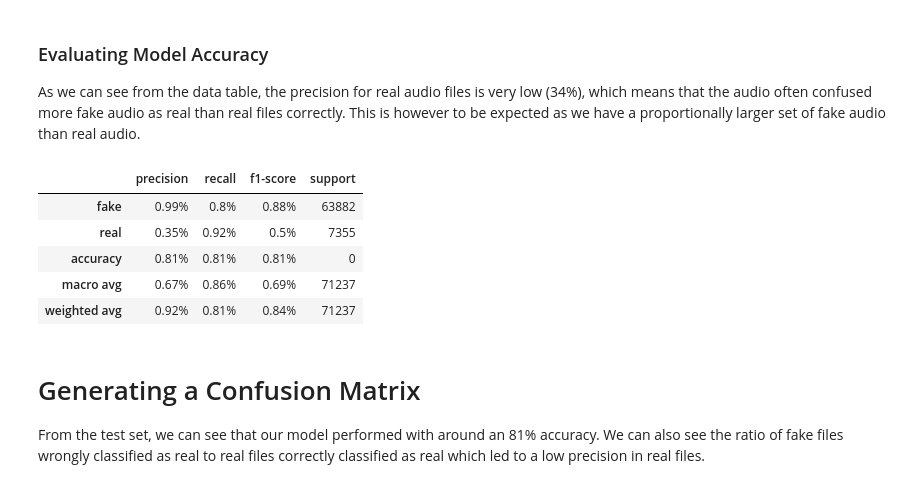
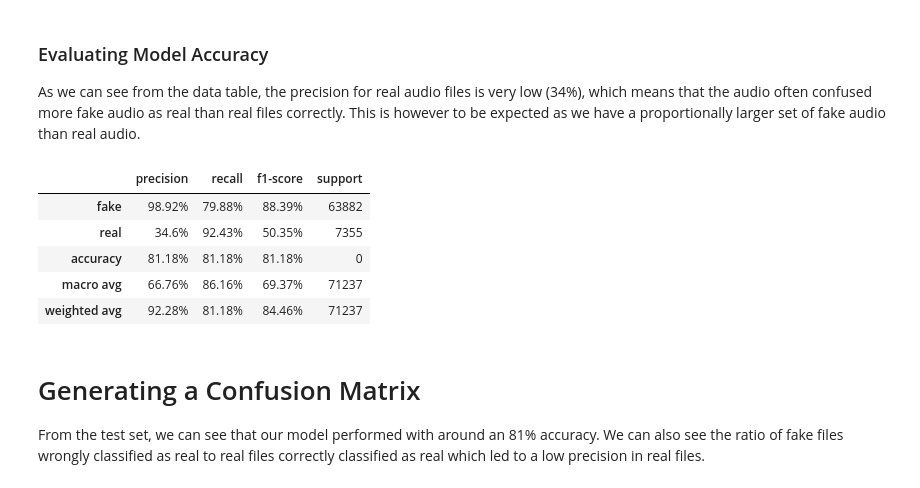
Before and after one commit to Deeeeelan/Deepfake-Audio-Detector, a Jupyter notebook: notebooks/02_logistic_regression.ipynb, the cells around one changed output. Cells and saved outputs as stored; diff of their text form; code cells hidden in the pictures.

```diff
--- a/notebooks/02_logistic_regression.ipynb
+++ b/notebooks/02_logistic_regression.ipynb
@@ -147,17 +147,17 @@ As we can see from the data table, the precision for real audio files is very lo
 # %%
 test_predictions = model.predict(scaled_test_features)
 report = pd.DataFrame(sklearn.metrics.classification_report(test_labels, test_predictions, target_names=['fake', 'real'], output_dict=True)).T
 report['support'] = report.support.apply(int)
 round_col = report.columns.difference(['support'])
-report[round_col] = report[round_col].map(lambda x: f'{round(x, 2)}%')
+report[round_col] = report[round_col].map(lambda x: f'{round(x*100, 2)}%')
 report.style
 # %% [output]
 |  | precision | recall | f1-score | support |
-| fake | 0.99% | 0.8% | 0.88% | 63882 |
-| real | 0.35% | 0.92% | 0.5% | 7355 |
-| accuracy | 0.81% | 0.81% | 0.81% | 0 |
-| macro avg | 0.67% | 0.86% | 0.69% | 71237 |
-| weighted avg | 0.92% | 0.81% | 0.84% | 71237 |
+| fake | 98.92% | 79.88% | 88.39% | 63882 |
+| real | 34.6% | 92.43% | 50.35% | 7355 |
+| accuracy | 81.18% | 81.18% | 81.18% | 0 |
+| macro avg | 66.76% | 86.16% | 69.37% | 71237 |
+| weighted avg | 92.28% | 81.18% | 84.46% | 71237 |
 # %% [markdown]
 # Generating a Confusion Matrix
 From the test set, we can see that our model performed with around an 81% accuracy. We can also see the ratio of fake files wrongly classified as real to real files correctly classified as real which led to a low precision in real files.
```
Also changed, not shown: 2 other files.
